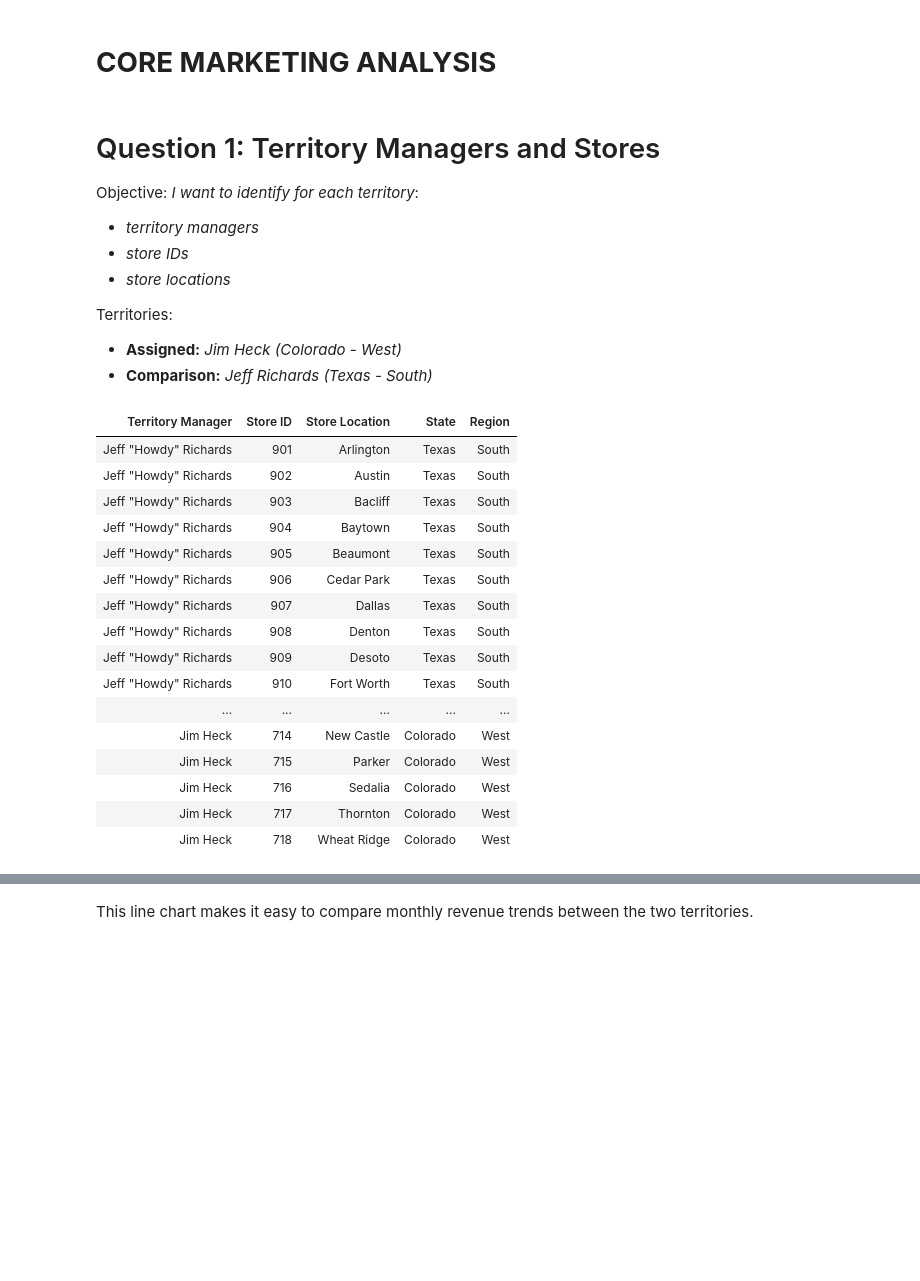
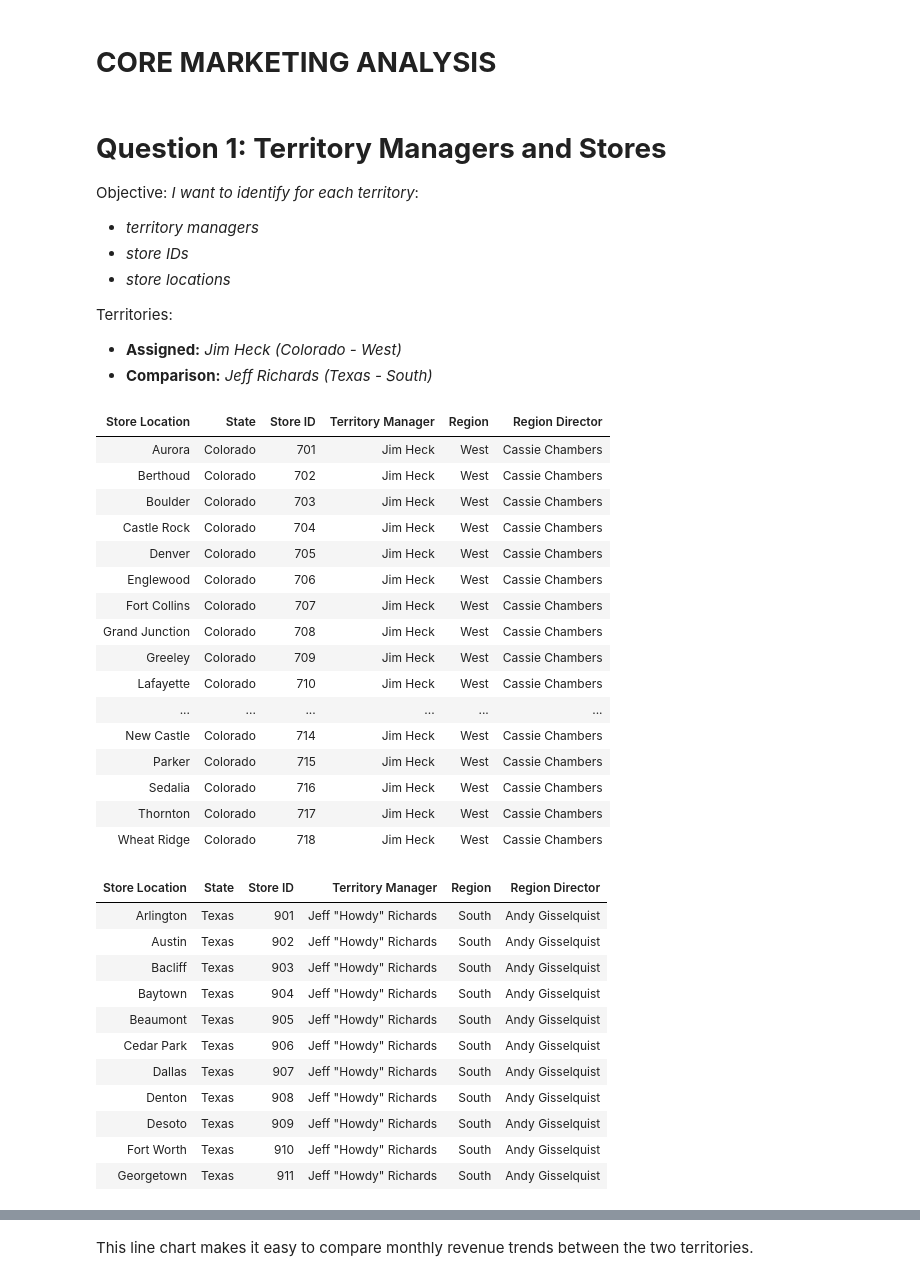
Before and after one commit to jnavarroservin/Capstone_2, a Jupyter notebook: navarroservin_sales_analysis.ipynb, the cells around one changed output, grey strips where cells are left out. Drawn from its saved outputs; the diff is of its cells as text; code cells hidden in the pictures; blank space fills up the shorter version.

```diff
--- a/navarroservin_sales_analysis.ipynb
+++ b/navarroservin_sales_analysis.ipynb
@@ -88,7 +104,7 @@ display(jeff_rows.head(10).style.hide(axis="index"))
 # %% [markdown]
 # **CORE MARKETING ANALYSIS**
 # %% [markdown]
-# Question 1: Territory Managers and Stores
+# **Question 1: Territory Managers and Stores**
 
 Objective:
 *I want to identify for each territory*:
@@ -101,37 +117,51 @@ Territories:
 - **Assigned:** *Jim Heck (Colorado - West)*
 -  **Comparison:** *Jeff Richards (Texas - South)*
 # %%
-# UPDATED!!!!!!
-# Filtering stores in my assigned territories
-
-territory_stores = stores[((stores["Territory Manager"] == "Jim Heck") &
-        (stores["State"] == "Colorado"))
-    |
-    ((stores["Territory Manager"] == 'Jeff "Howdy" Richards') &
-        (stores["State"] == "Texas"))]
+# # Jim Heck stores only
+jim_stores = territory_stores[
+    territory_stores["Territory Manager"] == "Jim Heck"]
 
 display(
-    territory_stores[
-        ["Territory Manager", "Store ID", "Store Location", "State", "Region"]
-    ]
-    .sort_values(["Territory Manager", "Store ID"])
+    jim_stores
+    .sort_values("Store ID")
     .style.hide(axis="index"))
+
+# Jeff Richards stores only
+jeff_stores = territory_stores[
+    territory_stores["Territory Manager"] == 'Jeff "Howdy" Richards']
+
+display(
+    jeff_stores
+    .sort_values("Store ID")
+    .style.hide(axis="index"))
 # %% [output]
-| Territory Manager | Store ID | Store Location | State | Region |
-| Jeff "Howdy" Richards | 901 | Arlington | Texas | South |
-| Jeff "Howdy" Richards | 902 | Austin | Texas | South |
-| Jeff "Howdy" Richards | 903 | Bacliff | Texas | South |
-| Jeff "Howdy" Richards | 904 | Baytown | Texas | South |
-| Jeff "Howdy" Richards | 905 | Beaumont | Texas | South |
-| Jeff "Howdy" Richards | 906 | Cedar Park | Texas | South |
-| Jeff "Howdy" Richards | 907 | Dallas | Texas | South |
-| Jeff "Howdy" Richards | 908 | Denton | Texas | South |
-| Jeff "Howdy" Richards | 909 | Desoto | Texas | South |
-| Jeff "Howdy" Richards | 910 | Fort Worth | Texas | South |
-| ... | ... | ... | ... | ... |
-| Jim Heck | 714 | New Castle | Colorado | West |
-| Jim Heck | 715 | Parker | Colorado | West |
-| Jim Heck | 716 | Sedalia | Colorado | West |
-| Jim Heck | 717 | Thornton | Colorado | West |
-| Jim Heck | 718 | Wheat Ridge | Colorado | West |
+| Store Location | State | Store ID | Territory Manager | Region | Region Director |
+| Aurora | Colorado | 701 | Jim Heck | West | Cassie Chambers |
+| Berthoud | Colorado | 702 | Jim Heck | West | Cassie Chambers |
+| Boulder | Colorado | 703 | Jim Heck | West | Cassie Chambers |
+| Castle Rock | Colorado | 704 | Jim Heck | West | Cassie Chambers |
+| Denver | Colorado | 705 | Jim Heck | West | Cassie Chambers |
+| Englewood | Colorado | 706 | Jim Heck | West | Cassie Chambers |
+| Fort Collins | Colorado | 707 | Jim Heck | West | Cassie Chambers |
+| Grand Junction | Colorado | 708 | Jim Heck | West | Cassie Chambers |
+| Greeley | Colorado | 709 | Jim Heck | West | Cassie Chambers |
+| Lafayette | Colorado | 710 | Jim Heck | West | Cassie Chambers |
+| ... | ... | ... | ... | ... | ... |
+| New Castle | Colorado | 714 | Jim Heck | West | Cassie Chambers |
+| Parker | Colorado | 715 | Jim Heck | West | Cassie Chambers |
+| Sedalia | Colorado | 716 | Jim Heck | West | Cassie Chambers |
+| Thornton | Colorado | 717 | Jim Heck | West | Cassie Chambers |
+| Wheat Ridge | Colorado | 718 | Jim Heck | West | Cassie Chambers |
+| Store Location | State | Store ID | Territory Manager | Region | Region Director |
+| Arlington | Texas | 901 | Jeff "Howdy" Richards | South | Andy Gisselquist |
+| Austin | Texas | 902 | Jeff "Howdy" Richards | South | Andy Gisselquist |
+| Bacliff | Texas | 903 | Jeff "Howdy" Richards | South | Andy Gisselquist |
+| Baytown | Texas | 904 | Jeff "Howdy" Richards | South | Andy Gisselquist |
+| Beaumont | Texas | 905 | Jeff "Howdy" Richards | South | Andy Gisselquist |
+| Cedar Park | Texas | 906 | Jeff "Howdy" Richards | South | Andy Gisselquist |
+| Dallas | Texas | 907 | Jeff "Howdy" Richards | South | Andy Gisselquist |
+| Denton | Texas | 908 | Jeff "Howdy" Richards | South | Andy Gisselquist |
+| Desoto | Texas | 909 | Jeff "Howdy" Richards | South | Andy Gisselquist |
+| Fort Worth | Texas | 910 | Jeff "Howdy" Richards | South | Andy Gisselquist |
+| Georgetown | Texas | 911 | Jeff "Howdy" Richards | South | Andy Gisselquist |
 # %% [markdown]
```
Also changed, not shown: parts of 26 cells of this notebook.
